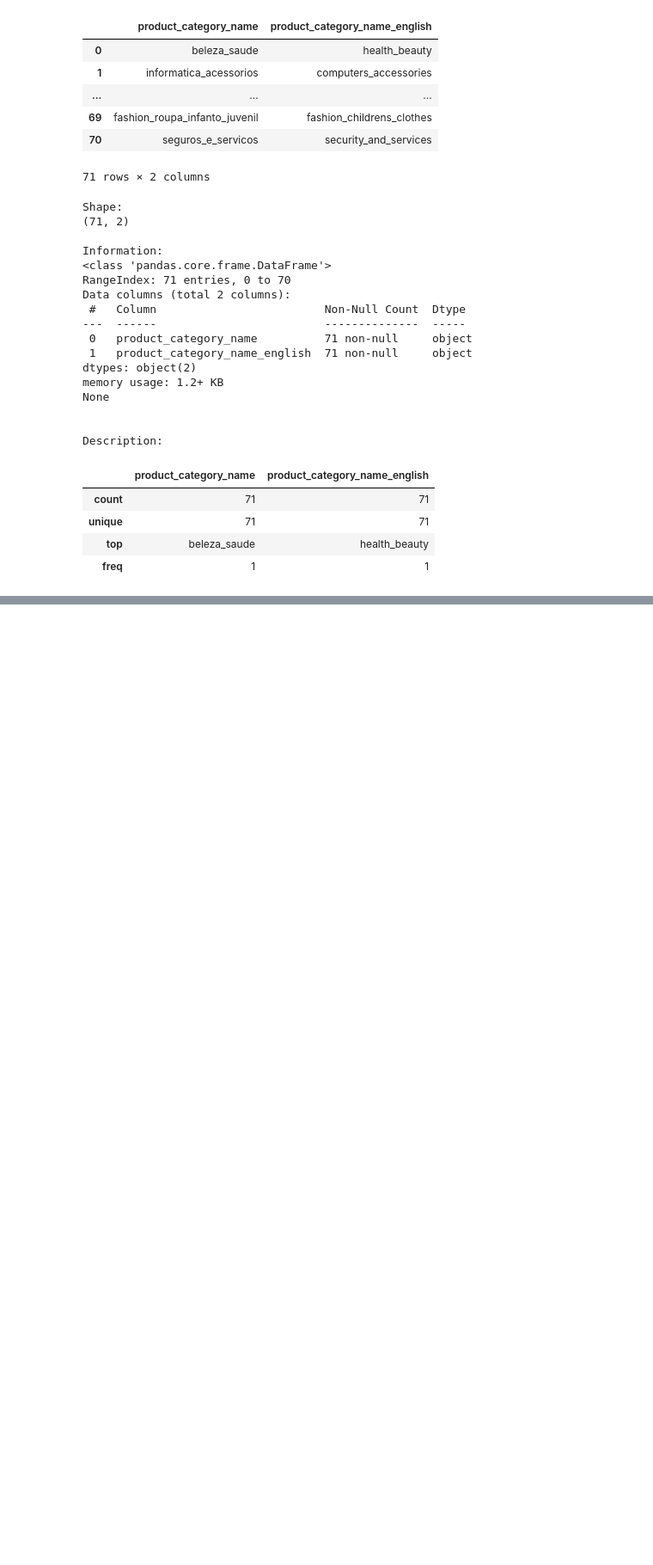
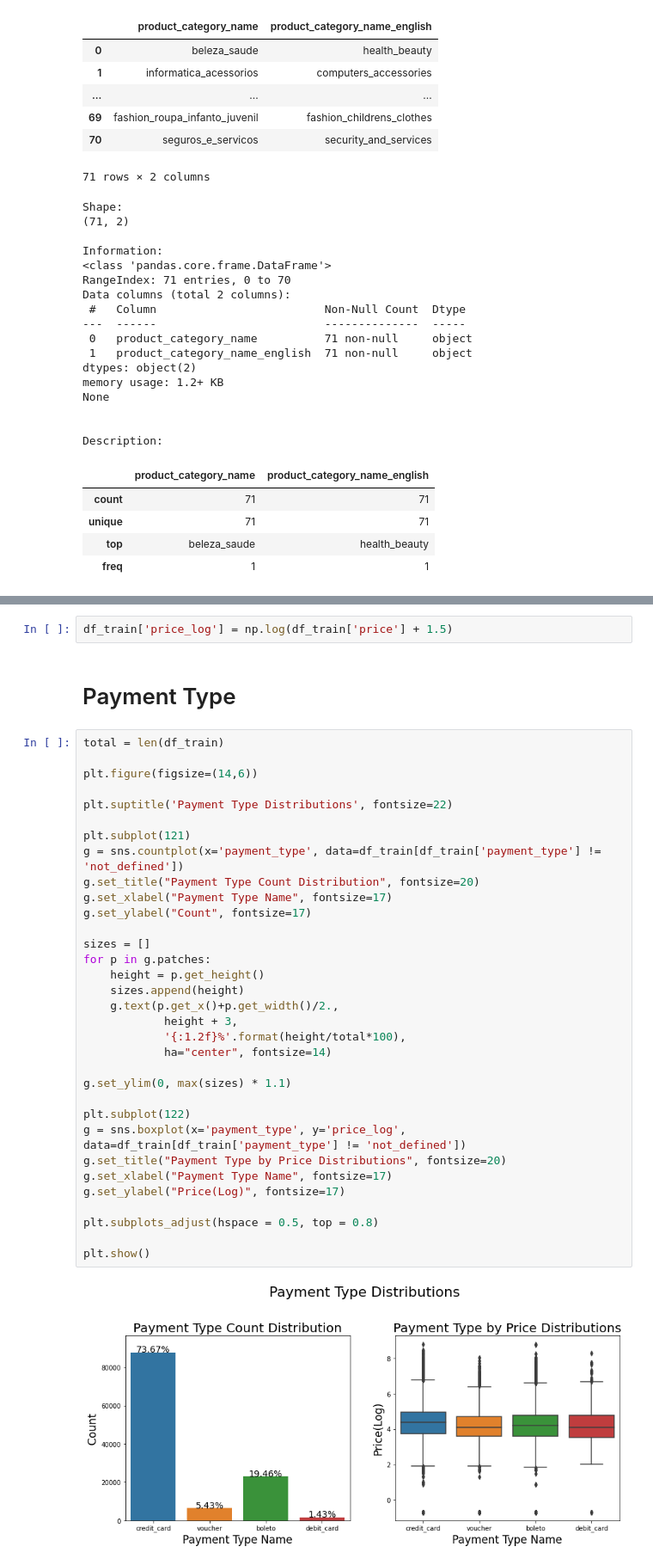
Before and after one commit to Sondos-Omar/Kaggle, a Jupyter notebook: eda-e-commerece.ipynb, the cells around one changed output, grey strips where cells are left out. Shown at 86% size. Drawn from its saved outputs; the diff is of its cells as text; blank space fills up the shorter version.

```diff
--- a/eda-e-commerece.ipynb
+++ b/eda-e-commerece.ipynb
@@ -424,0 +543,39 @@ Description:
+# %%
+df_train['price_log'] = np.log(df_train['price'] + 1.5)
+# %% [markdown]
+# Payment Type
+# %%
+total = len(df_train)
+
+plt.figure(figsize=(14,6))
+
+plt.suptitle('Payment Type Distributions', fontsize=22)
+
+plt.subplot(121)
+g = sns.countplot(x='payment_type', data=df_train[df_train['payment_type'] != 'not_defined'])
+g.set_title("Payment Type Count Distribution", fontsize=20)
+g.set_xlabel("Payment Type Name", fontsize=17)
+g.set_ylabel("Count", fontsize=17)
+
+sizes = []
+for p in g.patches:
+    height = p.get_height()
+    sizes.append(height)
+    g.text(p.get_x()+p.get_width()/2.,
+            height + 3,
+            '{:1.2f}%'.format(height/total*100),
+            ha="center", fontsize=14)
+
+g.set_ylim(0, max(sizes) * 1.1)
+
+plt.subplot(122)
+g = sns.boxplot(x='payment_type', y='price_log', data=df_train[df_train['payment_type'] != 'not_defined'])
+g.set_title("Payment Type by Price Distributions", fontsize=20)
+g.set_xlabel("Payment Type Name", fontsize=17)
+g.set_ylabel("Price(Log)", fontsize=17)
+
+plt.subplots_adjust(hspace = 0.5, top = 0.8)
+
+plt.show()
+# %% [output]
+[figure, added]
```
Also changed, not shown: parts of 15 cells of this notebook.
